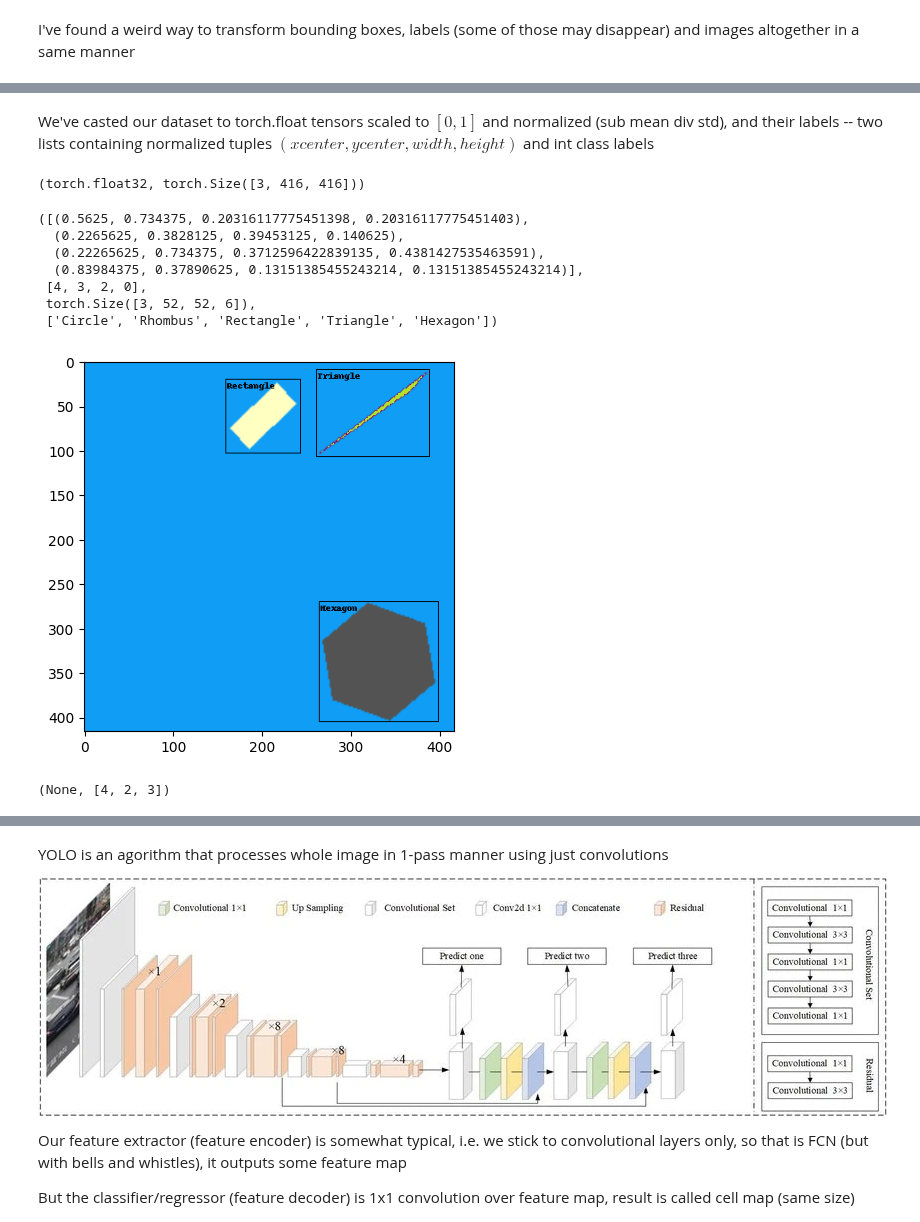
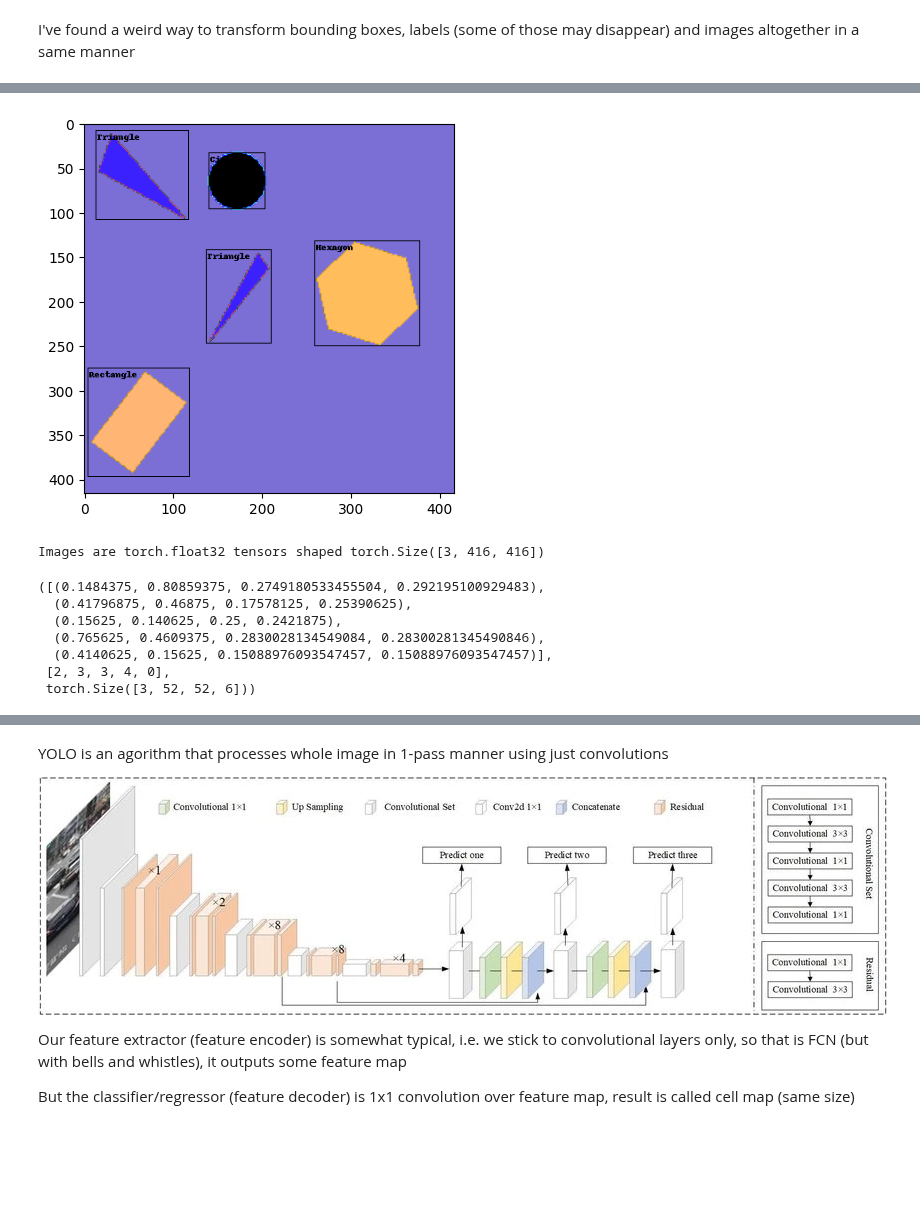
Before and after one commit to Axik0/YOLO3-figures, a Jupyter notebook: process.ipynb, the cells around one changed output, grey strips where cells are left out. Drawn from its saved outputs; the diff is of its cells as text; code cells hidden in the pictures; blank space fills up the shorter version.

```diff
--- a/process.ipynb
+++ b/process.ipynb
@@ -27,21 +26,15 @@ ds = FiguresDataset(transforms=tr)
-# %% [markdown]
-We've casted our dataset to torch.float tensors scaled to $[0,1]$ and normalized (sub mean div std), and their labels -- two lists containing normalized tuples $(xcenter, ycenter, width, height)$ and int class labels
 # %%
-ds[0][0].dtype, ds[0][0].shape
+K = 9999
+show_img(pick(ds[K][:3]))
+print(f"Images are {ds[K][0].dtype} tensors shaped {ds[K][0].shape}")
+ds[K][1], ds[K][2], ds[K][3][0][2].shape
 # %% [output]
+[figure, added]
-(torch.float32, torch.Size([3, 416, 416]))
+Images are torch.float32 tensors shaped torch.Size([3, 416, 416])
+([(0.1484375, 0.80859375, 0.2749180533455504, 0.292195100929483),
+  (0.41796875, 0.46875, 0.17578125, 0.25390625),
+  (0.15625, 0.140625, 0.25, 0.2421875),
+  (0.765625, 0.4609375, 0.2830028134549084, 0.28300281345490846),
+  (0.4140625, 0.15625, 0.15088976093547457, 0.15088976093547457)],
+ [2, 3, 3, 4, 0],
+ torch.Size([3, 52, 52, 6]))
-# %%
-ds[0][1], ds[0][2], ds[0][3][0][2].shape, id_to_cname
-# %% [output]
-([(0.5625, 0.734375, 0.20316117775451398, 0.20316117775451403),
-  (0.2265625, 0.3828125, 0.39453125, 0.140625),
-  (0.22265625, 0.734375, 0.3712596422839135, 0.4381427535463591),
-  (0.83984375, 0.37890625, 0.13151385455243214, 0.13151385455243214)],
- [4, 3, 2, 0],
- torch.Size([3, 52, 52, 6]),
- ['Circle', 'Rhombus', 'Rectangle', 'Triangle', 'Hexagon'])
-# %%
-show_img(pick(ds[666][:3])), ds[666][2]
-# %% [output]
-[figure, removed]
-(None, [4, 2, 3])
```
Also changed, not shown: parts of 7 cells of this notebook.
